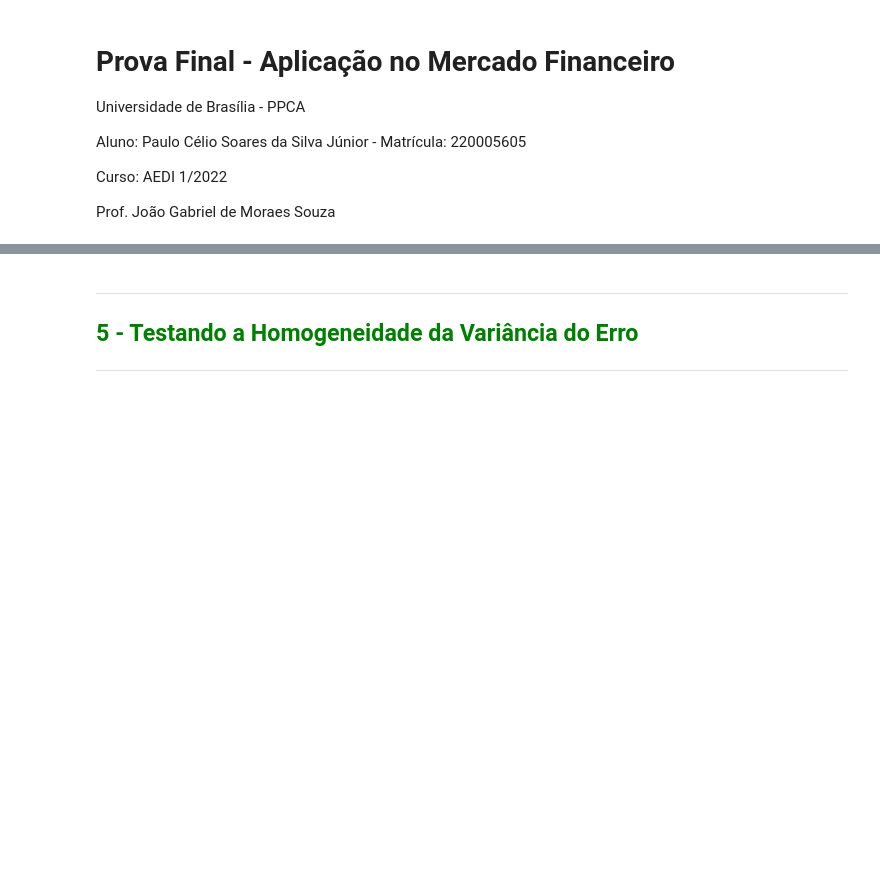
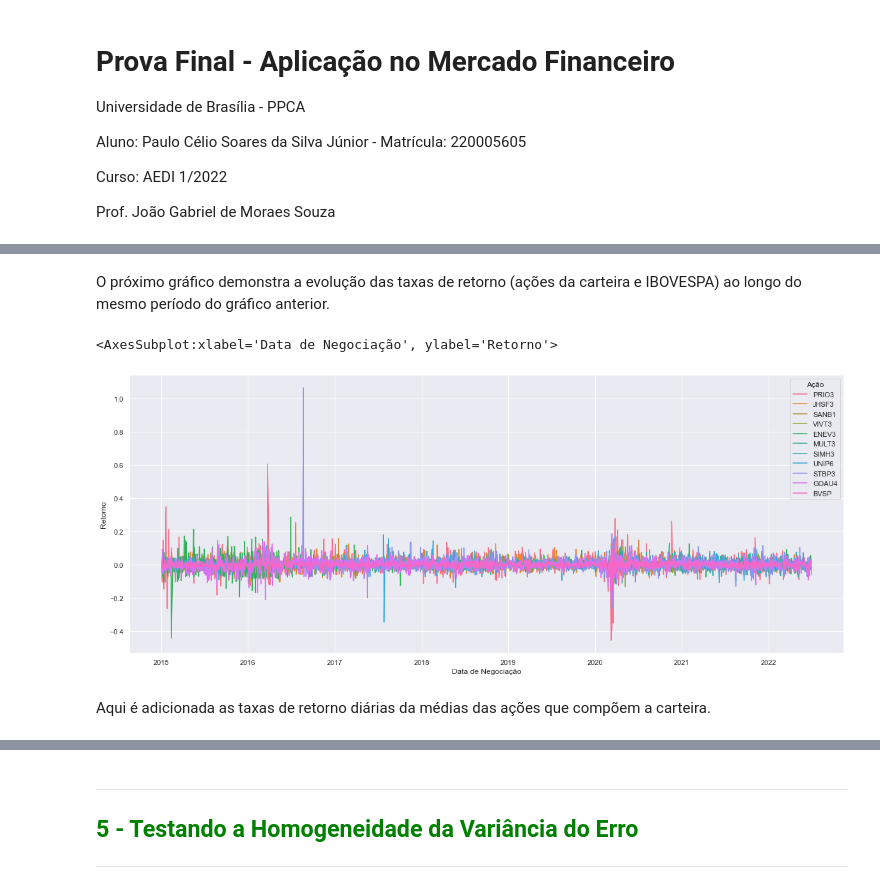
Before and after one commit to pauloceliojr/aedi-prova-final, a Jupyter notebook: prova_final.ipynb, the cells around one changed output, grey strips where cells are left out. Cells and saved outputs as stored; diff of their text form; code cells hidden in the pictures; blank space fills up the shorter version.

```diff
--- a/prova_final.ipynb
+++ b/prova_final.ipynb
@@ -278,0 +359,17 @@ O índice de Sharpe dá uma ideia de retorno em relação ao risco. Quanto maior
+# %% [markdown]
+O próximo gráfico demonstra a evolução das taxas de retorno (ações da carteira e IBOVESPA) ao longo do mesmo período do gráfico anterior.
+# %%
+# Acrescenta o log-retorno do índice IBOVESPA para possibilitar a comparação das taxas de retorno
+taxas_retorno["BVSP"] = np.log(bvsp["BVSP"]/bvsp["BVSP"].shift(1))
+
+# Prepara os dados para plotar no gráfico de linhas
+taxas_retorno_melted = pd.melt(taxas_retorno, id_vars=["Data de Negociação"], var_name="Ação", value_name="Retorno")
+# %%
+ax = sns.lineplot(data=taxas_retorno_melted, x="Data de Negociação", y="Retorno", hue="Ação")
+ax.figure.set_size_inches(20, 8)
+ax
+# %% [output]
+<AxesSubplot:xlabel='Data de Negociação', ylabel='Retorno'>
+[figure, added]
+# %% [markdown]
+Aqui é adicionada as taxas de retorno diárias da médias das ações que compõem a carteira.
```
Also changed, not shown: parts of 123 cells of this notebook.
